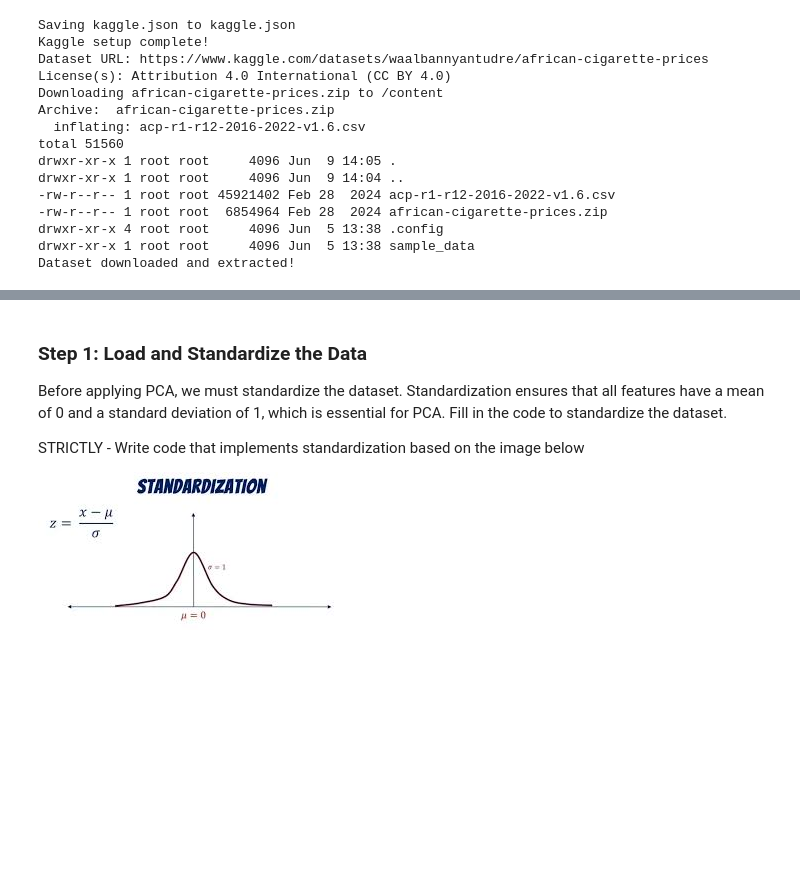
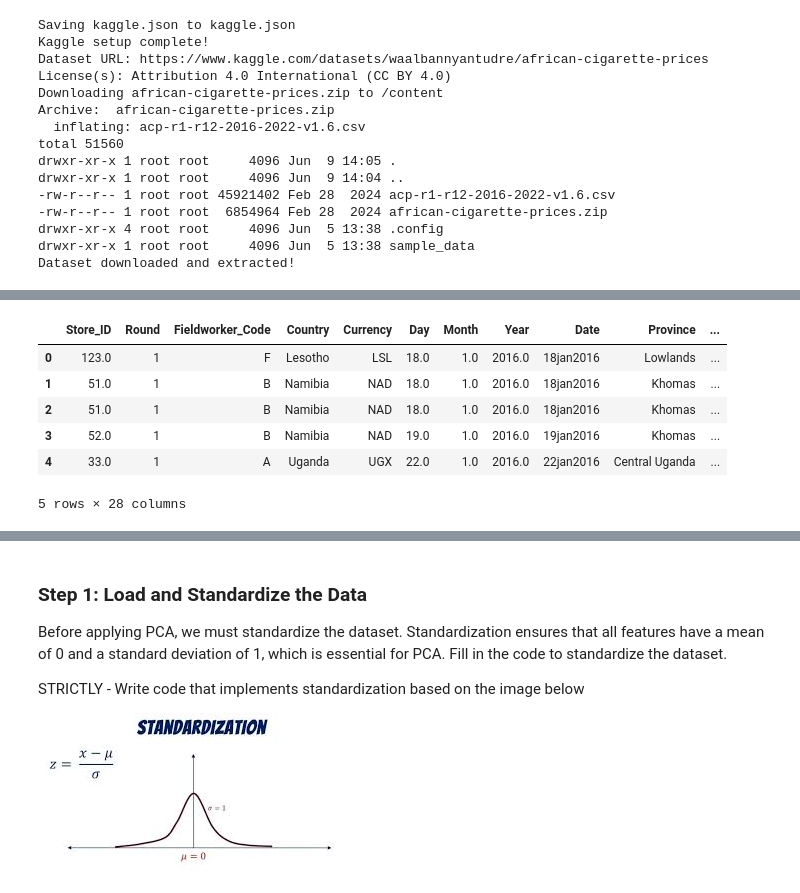
Before and after one commit to Pam-Pam29/ADVANCED-LINEAR-ALGEBRA-PCA-Group-19, a Jupyter notebook: Template_PCA_Formative_1[19].ipynb, the cells around one changed output, grey strips where cells are left out. Saved outputs shown, nothing was run; the diff lists cells and outputs as text; code cells hidden in the pictures; blank space fills up the shorter version.

```diff
--- a/Template_PCA_Formative_1[19].ipynb
+++ b/Template_PCA_Formative_1[19].ipynb
@@ -67,0 +94,10 @@ Dataset downloaded and extracted!
+# %%
+df.head()
+# %% [output]
+|  | Store_ID | Round | Fieldworker_Code | Country | Currency | Day | Month | Year | Date | Province | ... |
+| 0 | 123.0 | 1 | F | Lesotho | LSL | 18.0 | 1.0 | 2016.0 | 18jan2016 | Lowlands | ... |
+| 1 | 51.0 | 1 | B | Namibia | NAD | 18.0 | 1.0 | 2016.0 | 18jan2016 | Khomas | ... |
+| 2 | 51.0 | 1 | B | Namibia | NAD | 18.0 | 1.0 | 2016.0 | 18jan2016 | Khomas | ... |
+| 3 | 52.0 | 1 | B | Namibia | NAD | 19.0 | 1.0 | 2016.0 | 19jan2016 | Khomas | ... |
+| 4 | 33.0 | 1 | A | Uganda | UGX | 22.0 | 1.0 | 2016.0 | 22jan2016 | Central Uganda | ... |
+5 rows × 28 columns
```
Also changed, not shown: parts of 6 cells of this notebook.
